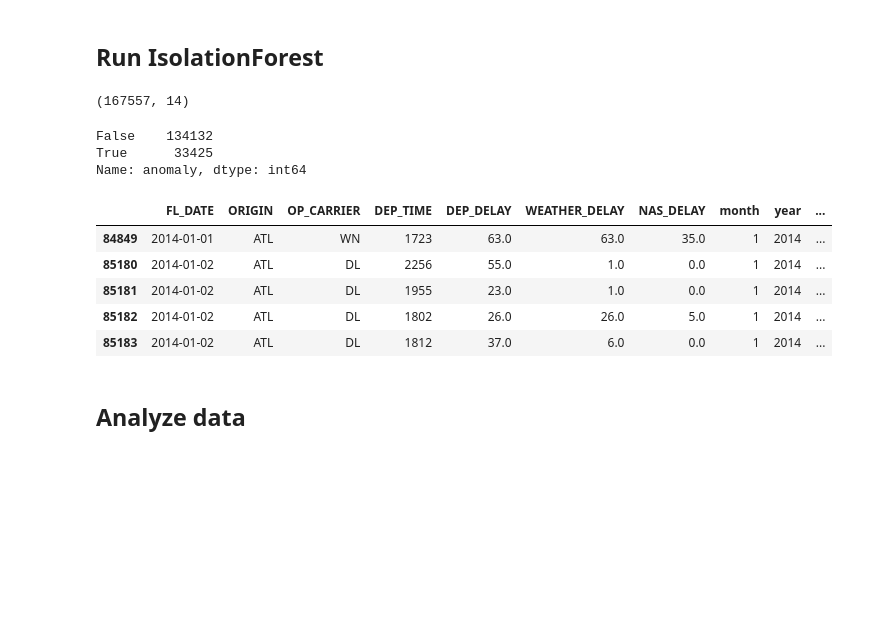
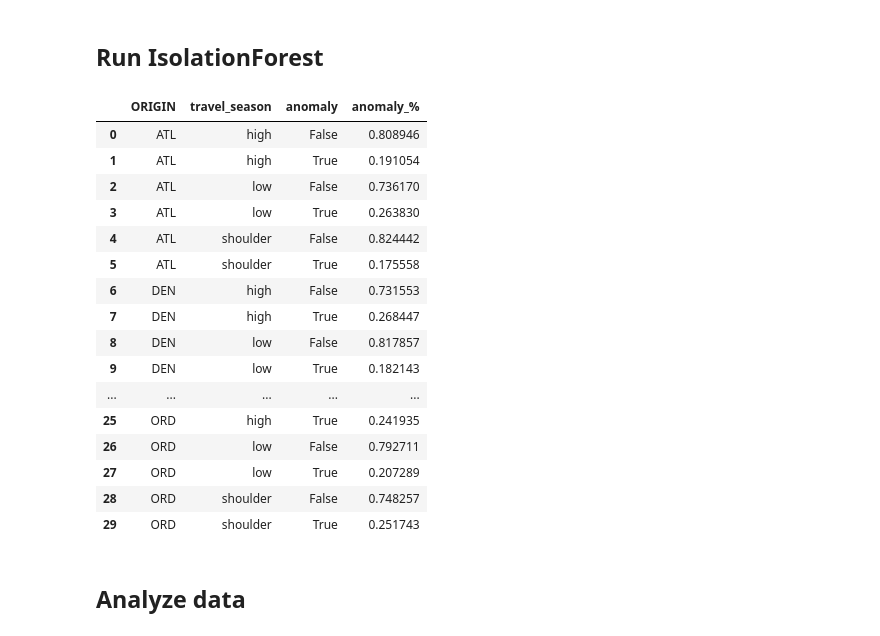
Before and after one commit to bdbritt/weather_flight_delays, a Jupyter notebook: CS504 ISF Analysis.ipynb, the cells around one changed output. Saved outputs shown, nothing was run; the diff lists cells and outputs as text; code cells hidden in the pictures; blank space fills up the shorter version.

Commit message:
updated isf model by training on previous years

```diff
--- a/CS504 ISF Analysis.ipynb
+++ b/CS504 ISF Analysis.ipynb
@@ -89,0 +111,8 @@ def run_model(df, group_id = ['ORIGIN', 'year'], col_index=8) -> pd.DataFrame:
+# %%
+training_mask = (df['year']!= 2018) & (df['weather_event']==True)
+target_mask = (df['year']== 2018) & (df['weather_event']==True)
+training_weather = df.loc[training_mask].copy()
+# training_weather = df.loc[df['weather_event']==True].copy()
+target_weather = df.loc[target_mask].copy()
+
+print(f'training data size: {training_weather.shape[0]}, target data size: {target_weather.shape[0]}')
@@ -90,24 +123,9 @@ def run_model(df, group_id = ['ORIGIN', 'year'], col_index=8) -> pd.DataFrame:
+# %%
+origin_isf_model = {}
+groups = training_weather.groupby('ORIGIN')
+for origin, data in groups:
+    X = data.iloc[:,[5]].values # weather delay and month
+    model = run_isf_model(X)
+    origin_isf_model[origin] = model
 # %% [markdown]
 ## Run IsolationForest
-# %%
-weather_df = df.loc[df['weather_event']==True].copy()
-# weather_df = weather_df.query('WEATHER_DELAY >= 45')
-weather_isf_data = run_model(weather_df, col_index=5)
-weather_isf_data.shape
-# %% [output]
-(167557, 14)
-# %%
-weather_isf_data['anomaly'].value_counts()
-# %% [output]
-False    134132
-True      33425
-Name: anomaly, dtype: int64
-# %%
-weather_isf_data.head()
-# %% [output]
-|  | FL_DATE | ORIGIN | OP_CARRIER | DEP_TIME | DEP_DELAY | WEATHER_DELAY | NAS_DELAY | month | year | ... |
-| 84849 | 2014-01-01 | ATL | WN | 1723 | 63.0 | 63.0 | 35.0 | 1 | 2014 | ... |
-| 85180 | 2014-01-02 | ATL | DL | 2256 | 55.0 | 1.0 | 0.0 | 1 | 2014 | ... |
-| 85181 | 2014-01-02 | ATL | DL | 1955 | 23.0 | 1.0 | 0.0 | 1 | 2014 | ... |
-| 85182 | 2014-01-02 | ATL | DL | 1802 | 26.0 | 26.0 | 5.0 | 1 | 2014 | ... |
-| 85183 | 2014-01-02 | ATL | DL | 1812 | 37.0 | 6.0 | 0.0 | 1 | 2014 | ... |
@@ -116,3 +132,25 @@ weather_isf_data.head()
+# %%
+target_weather_isf = run_model(target_weather, [5], origin_isf_model, 'ORIGIN')
+# %%
+target_weather_isf.groupby(['ORIGIN','travel_season'])['anomaly'].value_counts(normalize=True).to_frame('anomaly_%').reset_index()
+# %% [output]
+|  | ORIGIN | travel_season | anomaly | anomaly_% |
+| 0 | ATL | high | False | 0.808946 |
+| 1 | ATL | high | True | 0.191054 |
+| 2 | ATL | low | False | 0.736170 |
+| 3 | ATL | low | True | 0.263830 |
+| 4 | ATL | shoulder | False | 0.824442 |
+| 5 | ATL | shoulder | True | 0.175558 |
+| 6 | DEN | high | False | 0.731553 |
+| 7 | DEN | high | True | 0.268447 |
+| 8 | DEN | low | False | 0.817857 |
+| 9 | DEN | low | True | 0.182143 |
+| ... | ... | ... | ... | ... |
+| 25 | ORD | high | True | 0.241935 |
+| 26 | ORD | low | False | 0.792711 |
+| 27 | ORD | low | True | 0.207289 |
+| 28 | ORD | shoulder | False | 0.748257 |
+| 29 | ORD | shoulder | True | 0.251743 |
 # %% [markdown]
 ## Analyze data
 # %%
```
Also changed, not shown: parts of 30 cells of this notebook.
